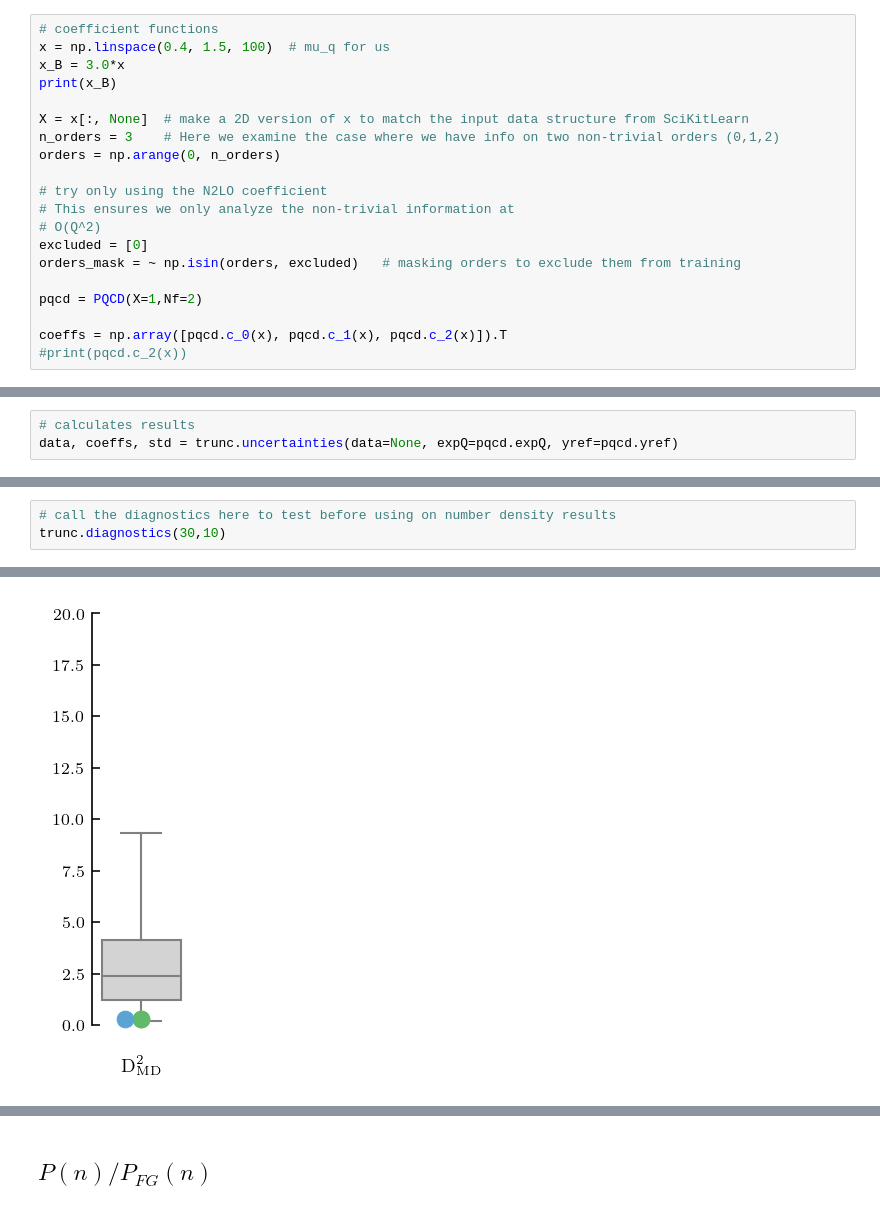
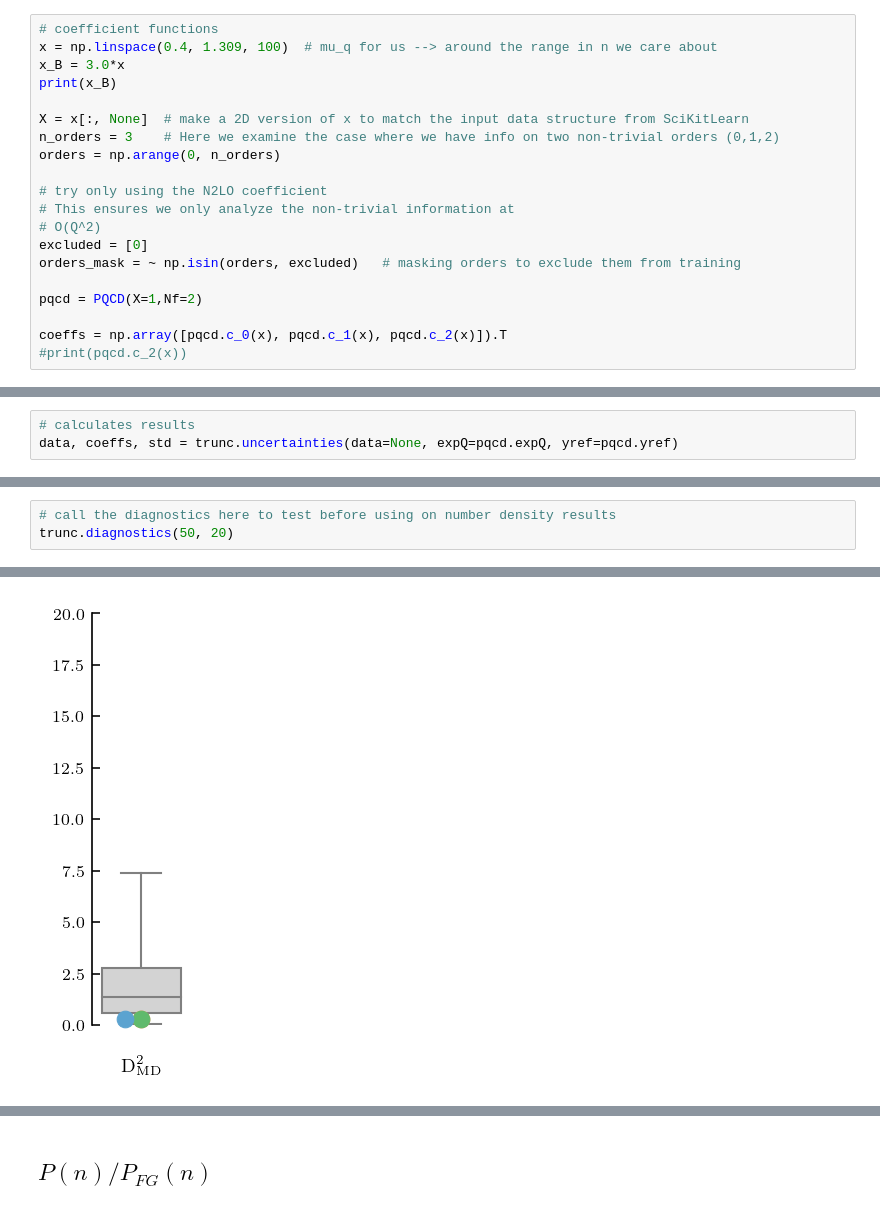
Before and after one commit to asemposki/neutron-rich-bmm, a Jupyter notebook: notebooks/pQCD_EOS.ipynb, the cells around one changed output, grey strips where cells are left out. Drawn from its saved outputs; the diff is of its cells as text.

```diff
--- a/notebooks/pQCD_EOS.ipynb
+++ b/notebooks/pQCD_EOS.ipynb
@@ -75,7 +75,7 @@ Here we calculate the scaled pressure, since we will be needing this quantity fo
 n0 = 0.16   # fm-3
 # %%
 # coefficient functions
-x = np.linspace(0.4, 1.5, 100)  # mu_q for us
+x = np.linspace(0.4, 1.309, 100)  # mu_q for us --> around the range in n we care about
 x_B = 3.0*x
 print(x_B)
 
@@ -274,5 +274,5 @@ error bars at some random value:  0.003426718671863338
 # %%
 # call the diagnostics here to test before using on number density results
-trunc.diagnostics(30,10)
+trunc.diagnostics(50, 20)
 # %% [output]
 Number of points in training set: 2
@@ -296 +298 @@ Condition number: 31585.907739278267
-[figure, old version]
+[figure, new version]
```
Also changed, not shown: parts of 21 cells of this notebook, 3 other files.
